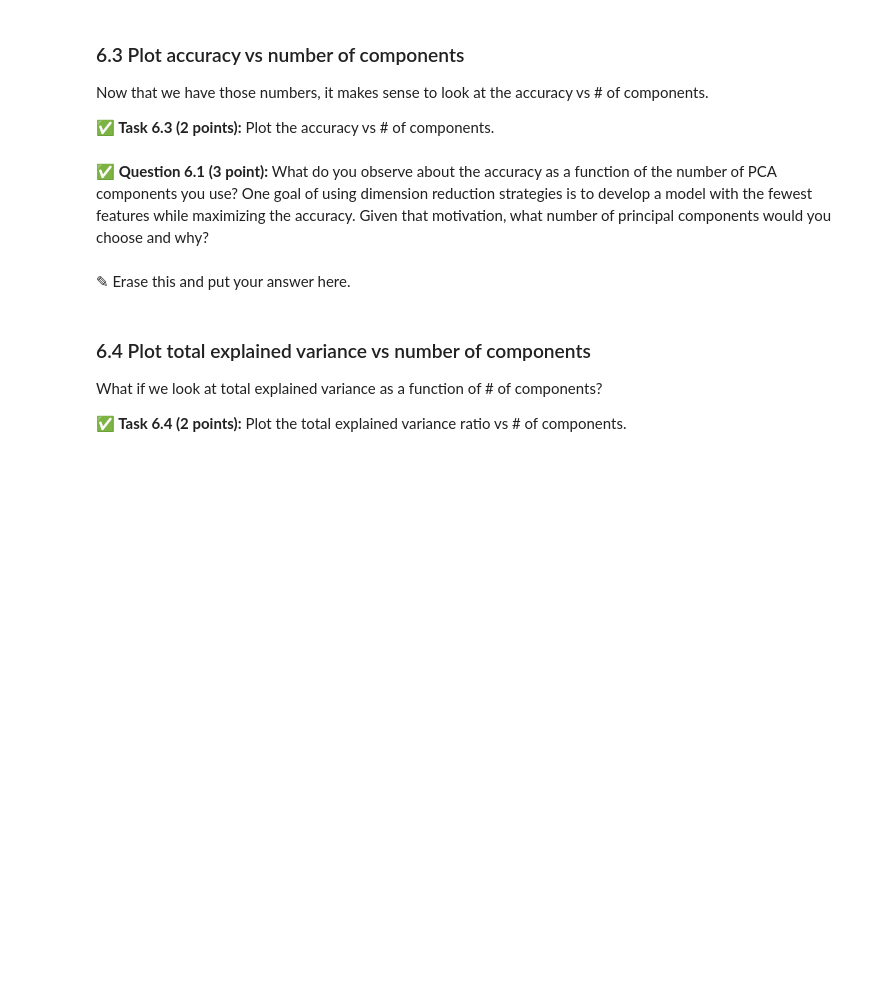
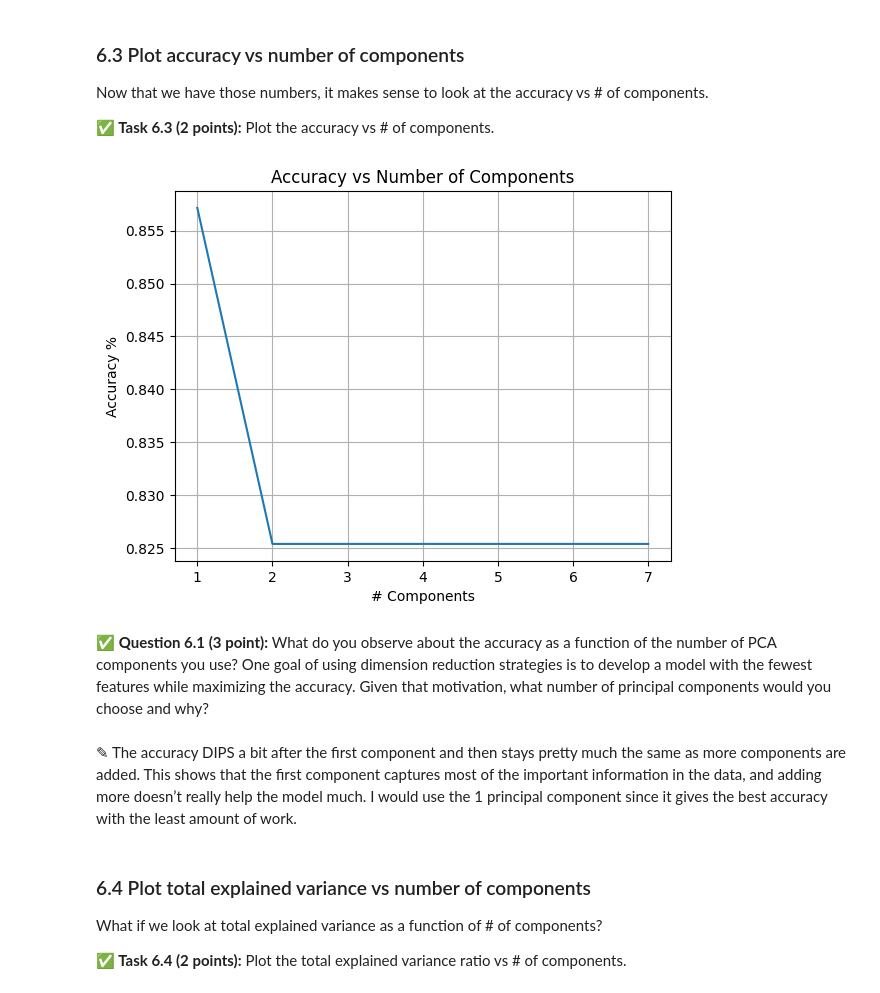
Before and after one commit to sarahhoran/CMSE202-f24-turnin, a Jupyter notebook: hw-04/HW-04_PerceptronSVMandPCA-STUDENT.ipynb, the cells around one changed output. Drawn from its saved outputs; the diff is of its cells as text; code cells hidden in the pictures; blank space fills up the shorter version.

```diff
--- a/hw-04/HW-04_PerceptronSVMandPCA-STUDENT.ipynb
+++ b/hw-04/HW-04_PerceptronSVMandPCA-STUDENT.ipynb
@@ -491,3 +489,20 @@ and it should **return** the accuracy score for an SVC model fit to pca transfor
+# %%
+# Put your code here
+def pca_modeling(components, X_train, X_test, y_train, y_test):
+    pca = PCA(n_components=components)
+    X_train_pca = pca.fit_transform(X_train)
+    X_test_pca = pca.transform(X_test)
+
+    svc_model = SVC()
+    svc_model.fit(X_train_pca, y_train)
+
+    predictions = svc_model.predict(X_test_pca)
+
+    accuracy = accuracy_score(y_test, predictions)
+
+    explained_variance = sum(pca.explained_variance_ratio_)
+
+    return accuracy, explained_variance
 # %% [markdown]
 ### 6.2 Compute accuracies
 
@@ -500,0 +514,16 @@ Now that you have created a function that returns the accuracy for a given numbe
+# %%
+# Put your code here
+train_vectors, test_vectors, train_labels, test_labels = train_test_split(features,labels, test_size=0.30, random_state=12)
+accuracy = []
+number_comp = []
+variance = []
+
+for n in range(1, 8):
+    acc, exp_var = pca_modeling(n, train_vectors, test_vectors, train_labels, test_labels)
+    print("Feature Number:", n)
+    print("Expected Variance:", exp_var)
+    print("Accuracy:", acc)
+
+    number_comp.append(n)
+    accuracy.append(acc)
+    variance.append(exp_var)
@@ -509,7 +554,16 @@ Now that we have those numbers, it makes sense to look at the accuracy vs # of c
+# %%
+# Put your code here
+plt.plot(number_comp, accuracy)
+plt.title("Accuracy vs Number of Components")
+plt.xlabel("# Components")
+plt.ylabel("Accuracy %")
+plt.grid(True)
+# %% [output]
+[figure, added]
 # %% [markdown]
 **&#9989; Question 6.1 (3 point):** What do you observe about the accuracy as a function of the number of PCA components you use? One goal of using dimension reduction strategies is to develop a model with the fewest features while maximizing the accuracy. Given that motivation, what number of principal components would you choose and why?
-# %% [markdown]
-<font size=+3>&#9998;</font> Erase this and put your answer here.
+# %% [markdown]
+<font size=+3>&#9998;</font> The accuracy DIPS a bit after the first component and then stays pretty much the same as more components are added. This shows that the first component captures most of the important information in the data, and adding more doesn’t really help the model much. I would use the 1 principal component since it gives the best accuracy with the least amount of work.
 # %% [markdown]
 ### 6.4 Plot total explained variance vs number of components
 
```
Also changed, not shown: parts of 8 cells of this notebook.
